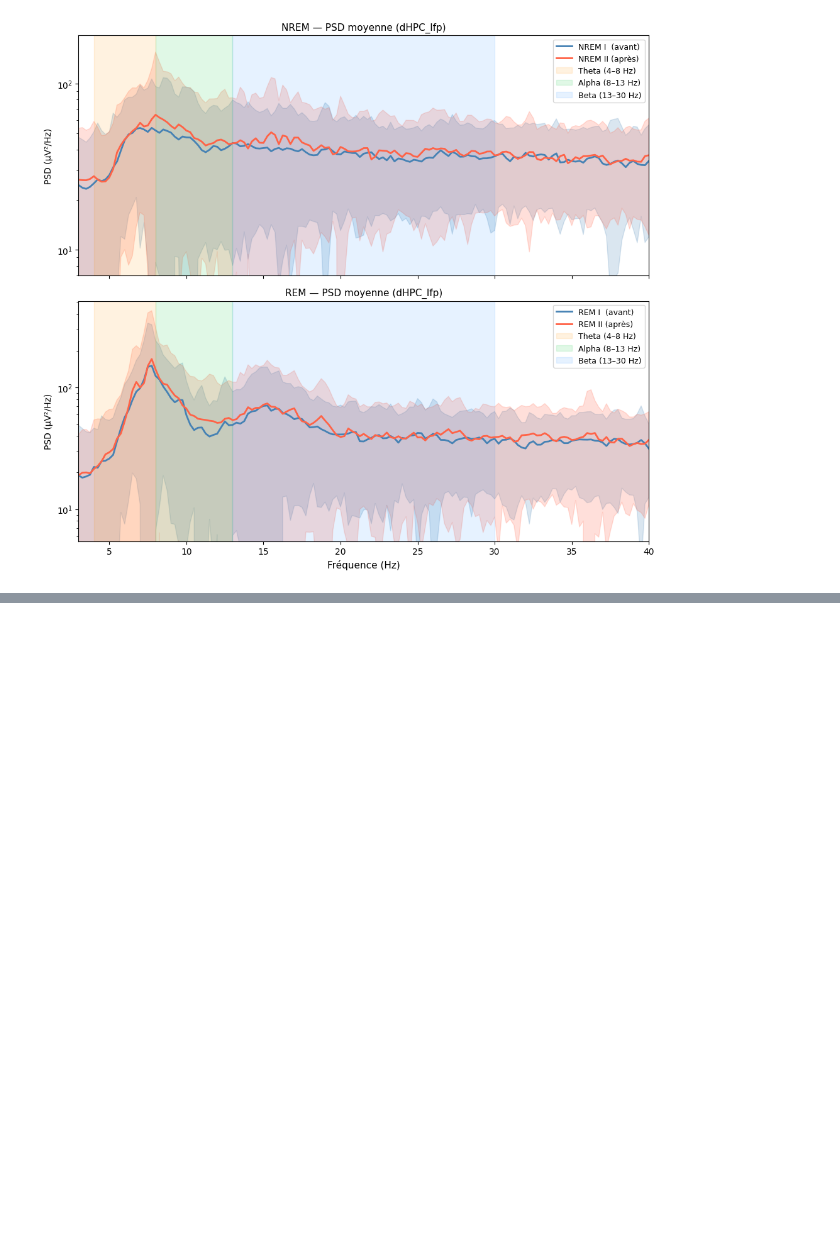
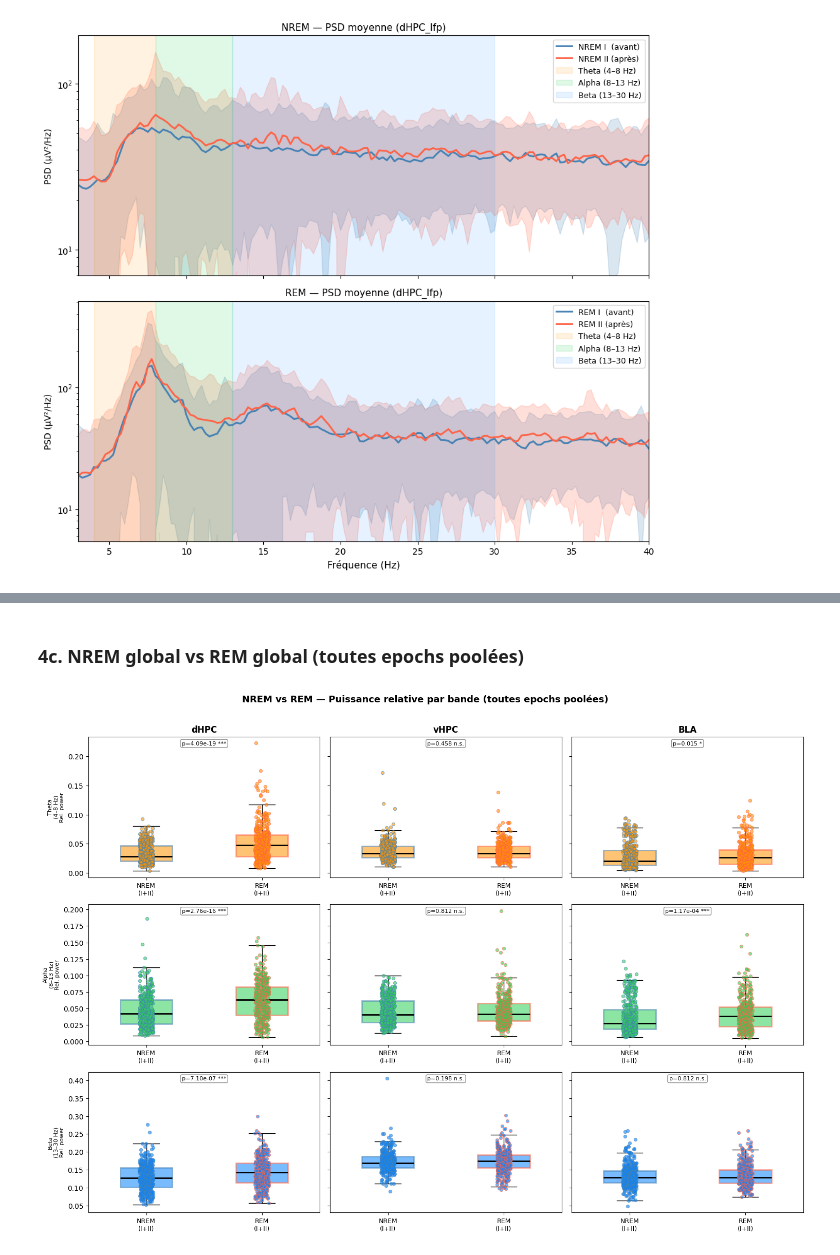
Before and after one commit to Gabbag2/health_hackathon, a Jupyter notebook: alpha_sleep_comparison.ipynb, the cells around one changed output, grey strips where cells are left out. Cells and saved outputs as stored; diff of their text form; code cells hidden in the pictures; blank space fills up the shorter version.

```diff
--- a/alpha_sleep_comparison.ipynb
+++ b/alpha_sleep_comparison.ipynb
@@ -640,0 +526,35 @@ Pour aller plus loin : comparez la condition **neutral** (`lfp_data.pkl`) avec l
+# %% [markdown]
+### 4c. NREM global vs REM global (toutes epochs poolées)
+# %%
+# Pool NREM I + II and REM I + II for each channel and band
+nrem_pooled = {
+    ch: {
+        band: np.concatenate([
+            band_powers[("NREM I",  ch)][band],
+            band_powers[("NREM II", ch)][band],
+        ])
+        for band in FREQ_BANDS
+    }
+    for ch in CHANNELS_LIST
+}
+rem_pooled = {
+    ch: {
+        band: np.concatenate([
+            band_powers[("REM I",  ch)][band],
+            band_powers[("REM II", ch)][band],
+        ])
+        for band in FREQ_BANDS
+    }
+    for ch in CHANNELS_LIST
+}
+
+fig_nrem_vs_rem = comparison_plot(
+    title="NREM vs REM — Puissance relative par bande (toutes epochs poolées)",
+    vals_a=nrem_pooled,
+    vals_b=rem_pooled,
+    label_a="NREM\n(I+II)",
+    label_b="REM\n(I+II)",
+)
+plt.show()
+# %% [output]
+[figure, added]
```
Also changed, not shown: parts of 32 cells of this notebook.
